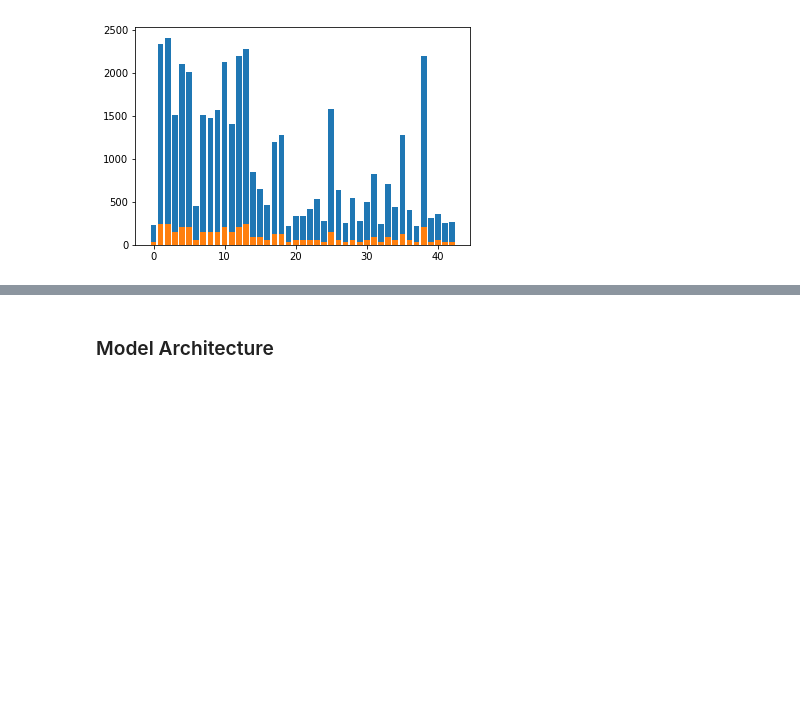
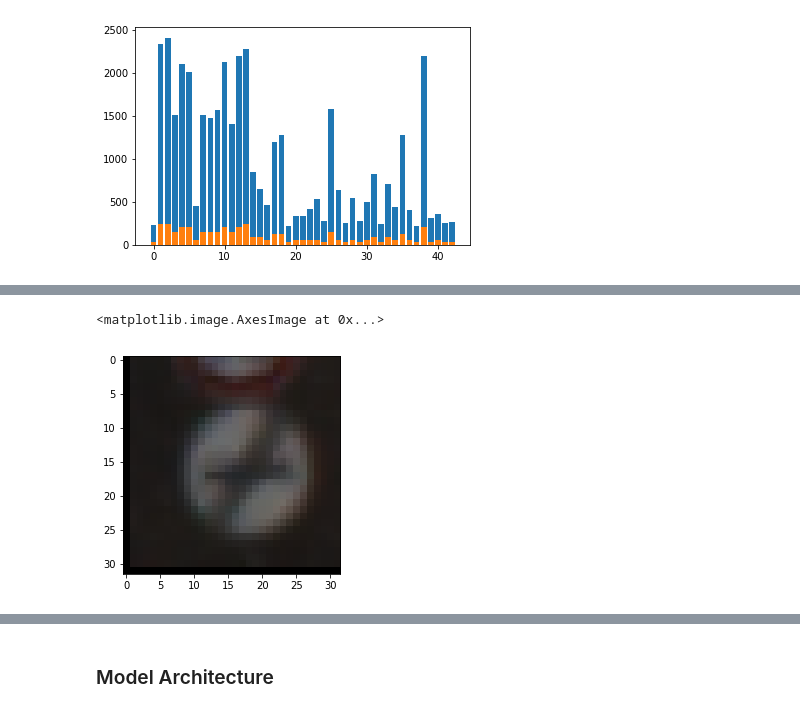
Before and after one commit to sethbunke/CarND-Traffic-Sign-Classifier-Project, a Jupyter notebook: Traffic_Sign_Classifier.ipynb, the cells around one changed output, grey strips where cells are left out. Cells and saved outputs as stored; diff of their text form; code cells hidden in the pictures; blank space fills up the shorter version.

```diff
--- a/Traffic_Sign_Classifier.ipynb
+++ b/Traffic_Sign_Classifier.ipynb
@@ -205,0 +203,12 @@ ClassID SignName                                                % Training  % Va
+# %%
+def translate(image, min=2, max=2):
+    '''move image'''
+    rows,cols,ch = image.shape
+
+    x = np.random.randint(min, max+1)
+    y = np.random.randint(min, max+1)
+    x_shift = random.choice([-x, x])
+    y_shift = random.choice([-y, y])
+
+    M = np.float32([[1,0,x_shift],[0,1,y_shift]])
+    return cv2.warpAffine(image, M, (cols, rows))
@@ -205,0 +237,6 @@ ClassID SignName                                                % Training  % Va
+# %%
+translated = translate(test_augment_image, 0.5, 5)
+plt.imshow(translated)
+# %% [output]
+<matplotlib.image.AxesImage at 0x...>
+[figure, added]
```
Also changed, not shown: parts of 17 cells of this notebook, 1 other file.
